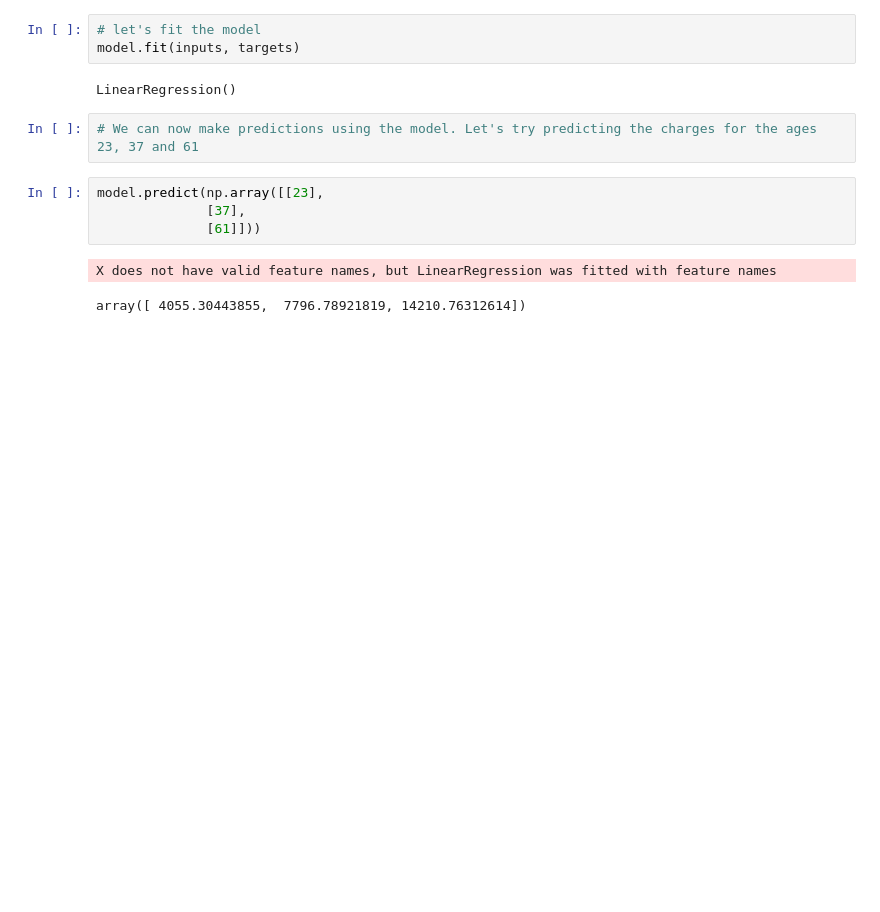
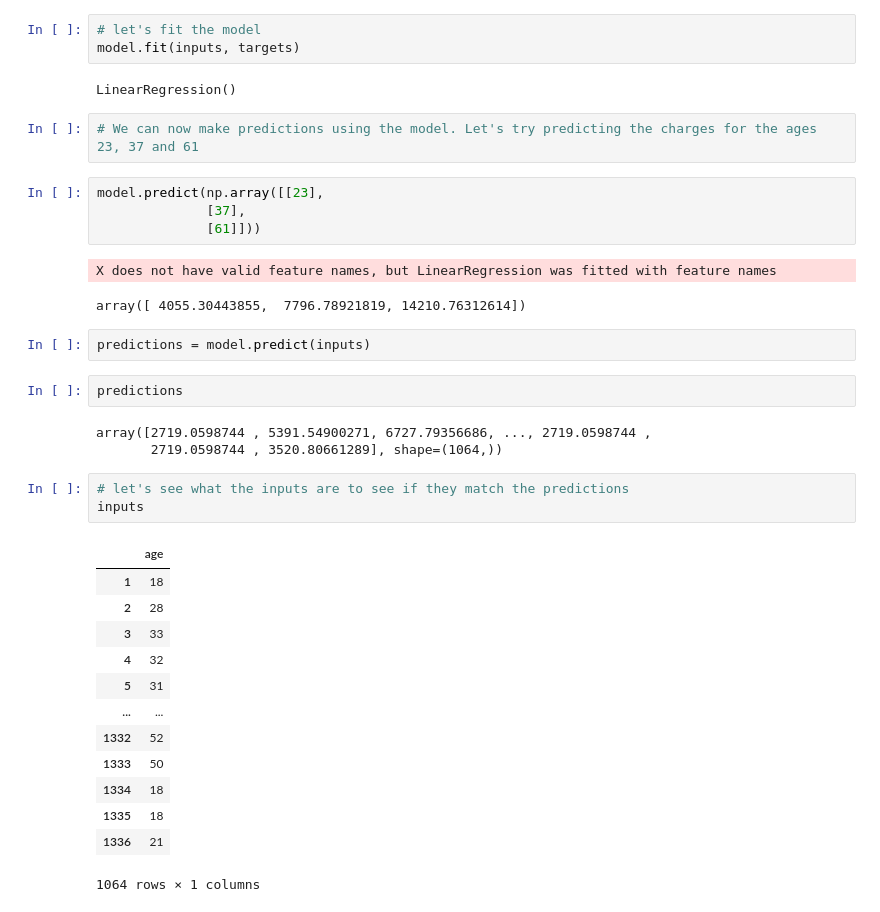
Before and after one commit to Abdllahy/annual-medical-expenditure, a Jupyter notebook: main.ipynb, the cells around one changed output. Drawn from its saved outputs; the diff is of its cells as text; blank space fills up the shorter version.

```diff
--- a/main.ipynb
+++ b/main.ipynb
@@ -577,3 +577,27 @@ model.predict(np.array([[23],
 # %% [output]
 X does not have valid feature names, but LinearRegression was fitted with feature names
 array([ 4055.30443855,  7796.78921819, 14210.76312614])
+# %%
+predictions = model.predict(inputs)
+# %%
+predictions
+# %% [output]
+array([2719.0598744 , 5391.54900271, 6727.79356686, ..., 2719.0598744 ,
+       2719.0598744 , 3520.80661289], shape=(1064,))
+# %%
+# let's see what the inputs are to see if they match the predictions
+inputs
+# %% [output]
+|  | age |
+| 1 | 18 |
+| 2 | 28 |
+| 3 | 33 |
+| 4 | 32 |
+| 5 | 31 |
+| ... | ... |
+| 1332 | 52 |
+| 1333 | 50 |
+| 1334 | 18 |
+| 1335 | 18 |
+| 1336 | 21 |
+1064 rows × 1 columns
```
Also changed, not shown: parts of 7 cells of this notebook.
